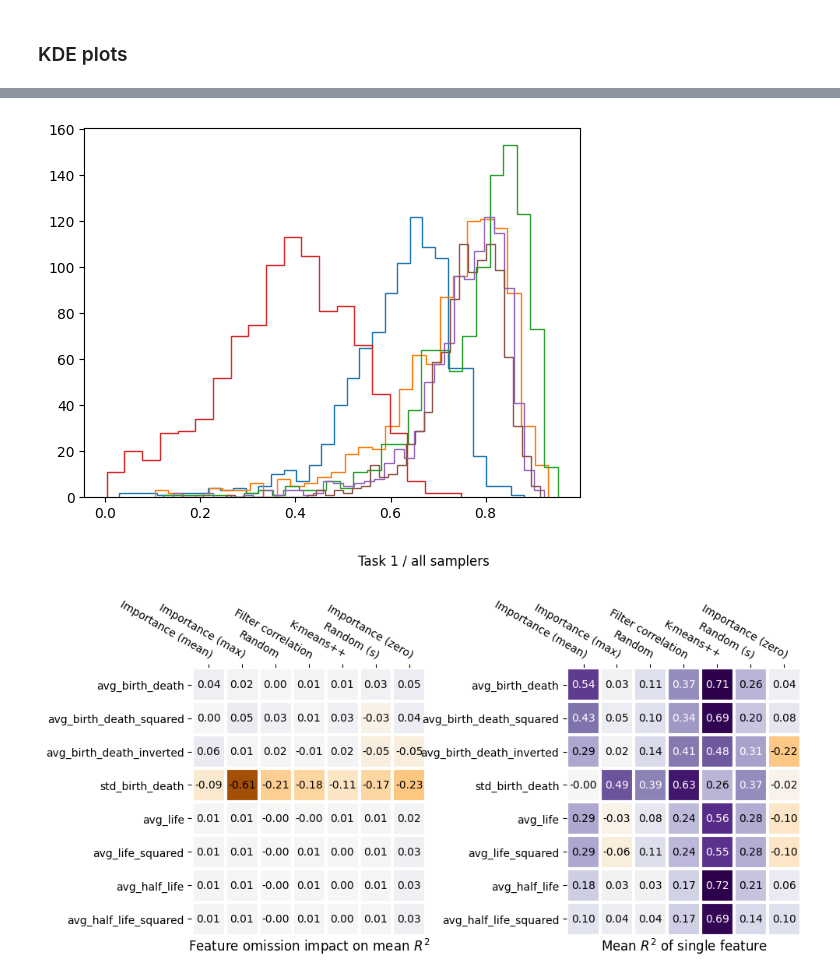
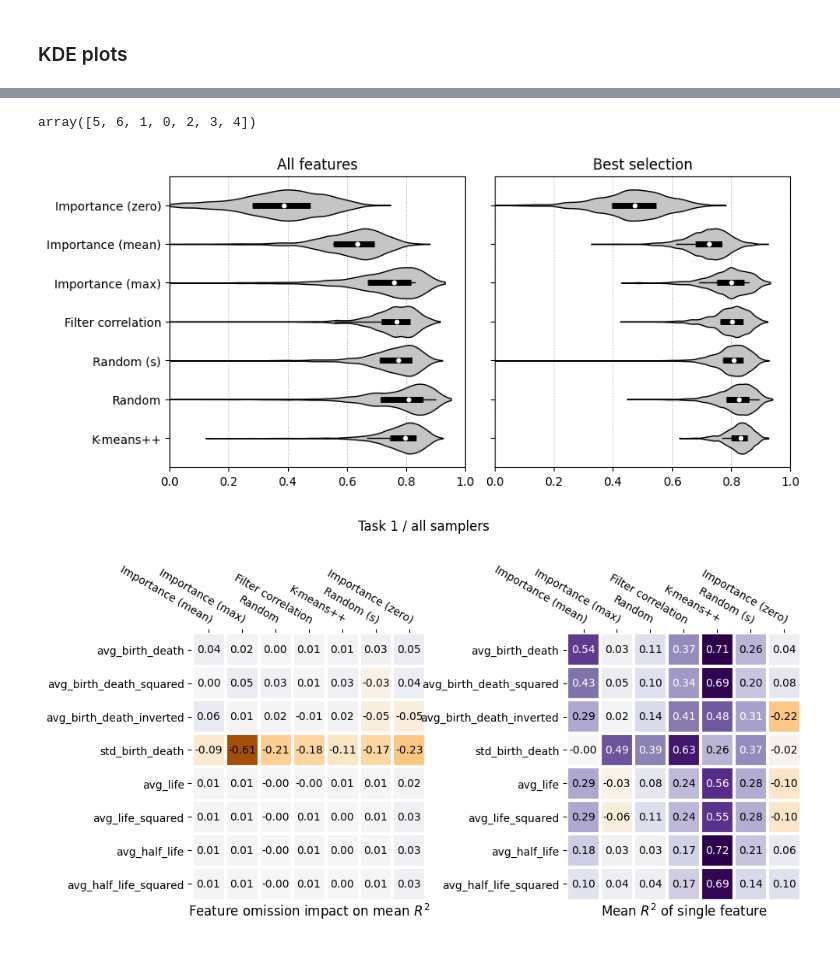
Before and after one commit to carpelli/tfm, a Jupyter notebook: tfm/notebooks/regression.ipynb, the cells around one changed output, grey strips where cells are left out. Drawn from its saved outputs; the diff is of its cells as text; code cells hidden in the pictures.

```diff
--- a/tfm/notebooks/regression.ipynb
+++ b/tfm/notebooks/regression.ipynb
@@ -188,8 +190,70 @@ plt.savefig('results/figures/task1_kde_all.pdf', bbox_inches='tight')
-# %%
-for res in results[:,-1]:
-	plt.hist(res[res>=0], bins='auto', histtype='step')
-# %% [output]
-[figure, removed]
+# %%
+np.median(-results, axis=2).max(axis=1).argsort()
+# %% [output]
+array([5, 6, 1, 0, 2, 3, 4])
+# %%
+def violin(results, samplers=None, figsize=(8,4), sort=True):
+    def bw(x):
+        return 0.015/x.dataset.std()
+
+    if samplers is not None:
+        labels = [names.samplers[s] for s in samplers]
+    else:
+        labels = [*map(str, np.arange(len(results))+1)]
+
+    if sort:
+        sort_ix = np.argsort(-np.median(results, axis=2).max(axis=1))
+        results = results[sort_ix]
+        labels = [labels[ix] for ix in sort_ix]
+    else:
+        results = results[::-1]
+        labels = labels[::-1]
+
+    def adjacent_values(vals, q1, q3):
+        upper_adjacent_value = q3 + (q3 - q1) * 1.5
+        upper_adjacent_value = np.clip(upper_adjacent_value, q3, vals[-1])
+
+        lower_adjacent_value = q1 - (q3 - q1) * 1.5
+        lower_adjacent_value = np.clip(lower_adjacent_value, vals[0], q1)
+        return lower_adjacent_value, upper_adjacent_value
+
+    fig, axs = plt.subplots(1, 2, figsize=figsize, sharey=True)
+    fig.tight_layout()
+    types = {'All features': extract_all, 'Best selection': extract_best}
+    for ax, (title, extract) in zip(axs, types.items()):
+        dists = np.array([extract(r) for r in results])
+        # plot violin plot
+        ax.set_title(title)
+        ax.set_xlim([0,1])
+        ax.grid(axis='x', linestyle=':')
+        ax.set_axisbelow(True)
+
+        parts = ax.violinplot(np.clip(dists, -0.2, 1).T, showmeans=False, showmedians=False,
+                              showextrema=False, vert=False, widths=0.8, bw_method=0.15)
+        ax.set_yticks(np.arange(1, len(labels) + 1), labels=labels)
+        ax.set_ylim(0.25, len(labels) + 0.75)
+
+        for pc in parts['bodies']:
+            pc.set_facecolor('#C5C5C5')
+            pc.set_edgecolor('black')
+            pc.set_alpha(1)
+
+        quartile1, medians, quartile3 = np.percentile(dists, [25, 50, 75], axis=1)
+        whiskers = np.array([
+            adjacent_values(sorted_array, q1, q3)
+            for sorted_array, q1, q3 in zip(dists, quartile1, quartile3)])
+        whiskers_min, whiskers_max = whiskers[:, 0], whiskers[:, 1]
+        inds = np.arange(1, len(medians) + 1)
+        ax.scatter(medians, inds, marker='o', color='white', s=10, zorder=3)
+        ax.hlines(inds, quartile1, quartile3, color='k', linestyle='-', lw=5)
+        ax.hlines(inds, whiskers_min, whiskers_max, color='k', linestyle='-', lw=1)
+    fig.subplots_adjust(wspace=0.1)
+    return fig, axs
+
+violin(results, samplers)
+plt.savefig('notebooks/out/figures/task1_violin_all.pdf', bbox_inches='tight')
+# %% [output]
+[figure, added]
 # %%
 def heatmap_r2(results, samplers=None, wspace=0.6):
 	one_removed_r2s = np.mean(results[:,-2:-len(features)-2:-1], axis=2)
```
Also changed, not shown: parts of 10 cells of this notebook, 2 other files.
